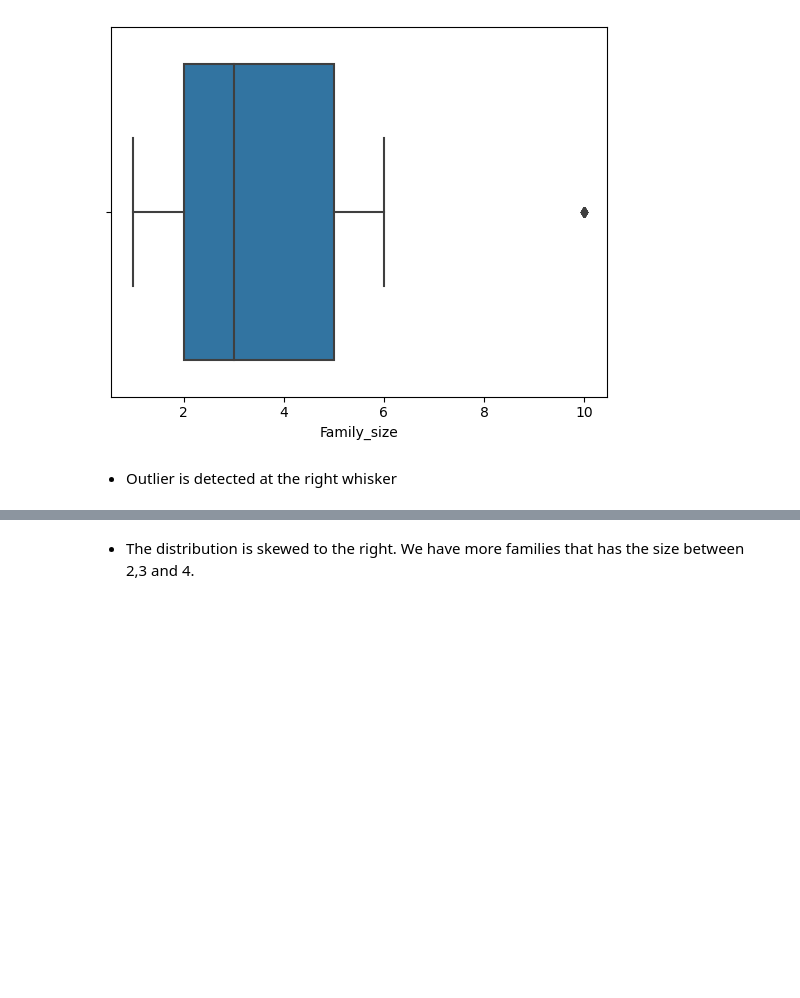
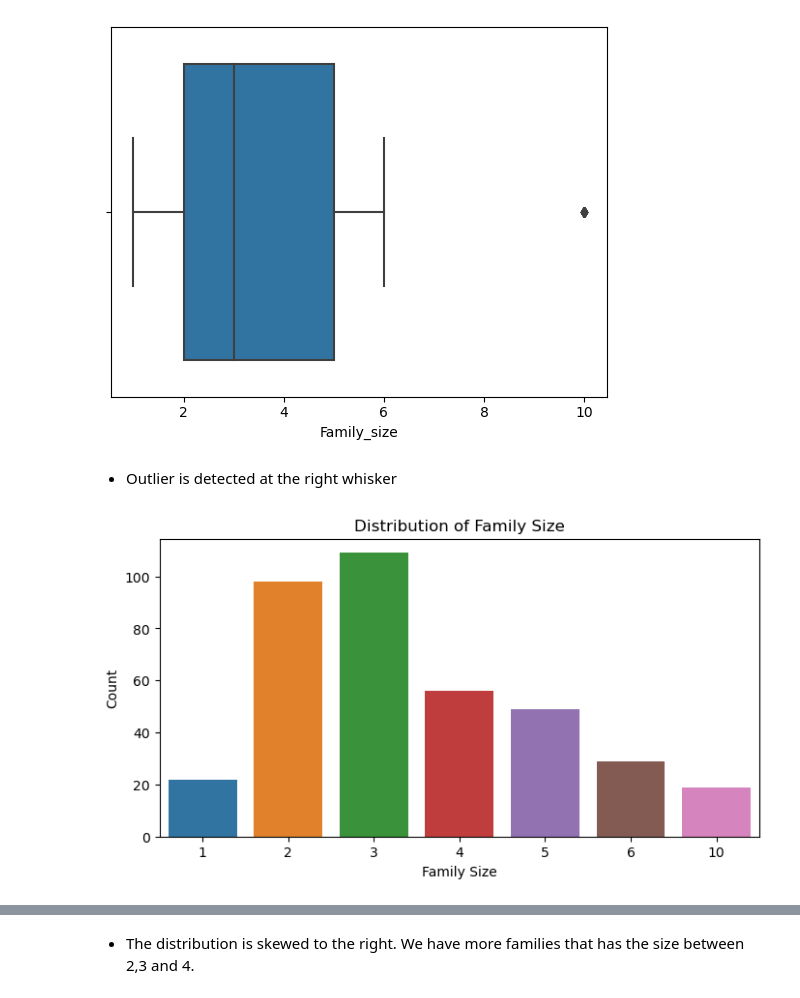
Before and after one commit to UbaChinelo/Customer-churn-prediction-for-Tshally-Foods, a Jupyter notebook: Customer_Churn_Prediction_Tshally_Foods.ipynb, the cells around one changed output, grey strips where cells are left out. Cells and saved outputs as stored; diff of their text form; code cells hidden in the pictures; blank space fills up the shorter version.

```diff
--- a/Customer_Churn_Prediction_Tshally_Foods.ipynb
+++ b/Customer_Churn_Prediction_Tshally_Foods.ipynb
@@ -306,6 +323,16 @@ plt.show()
 [figure]
 # %% [markdown]
 - Outlier is detected at the right whisker
+# %%
+# Countplot for Family Size
+plt.figure(figsize=(8, 4))
+sns.countplot(x='Family_size', data=Customer_Churn)
+plt.title('Distribution of Family Size')
+plt.xlabel('Family Size')
+plt.ylabel('Count')
+plt.show()
+# %% [output]
+[figure, added]
 # %%
 # Create a histogram with KDE
 sns.histplot(data=Customer_Churn, x='Family_size', kde=True)
```
Also changed, not shown: parts of 34 cells of this notebook.
